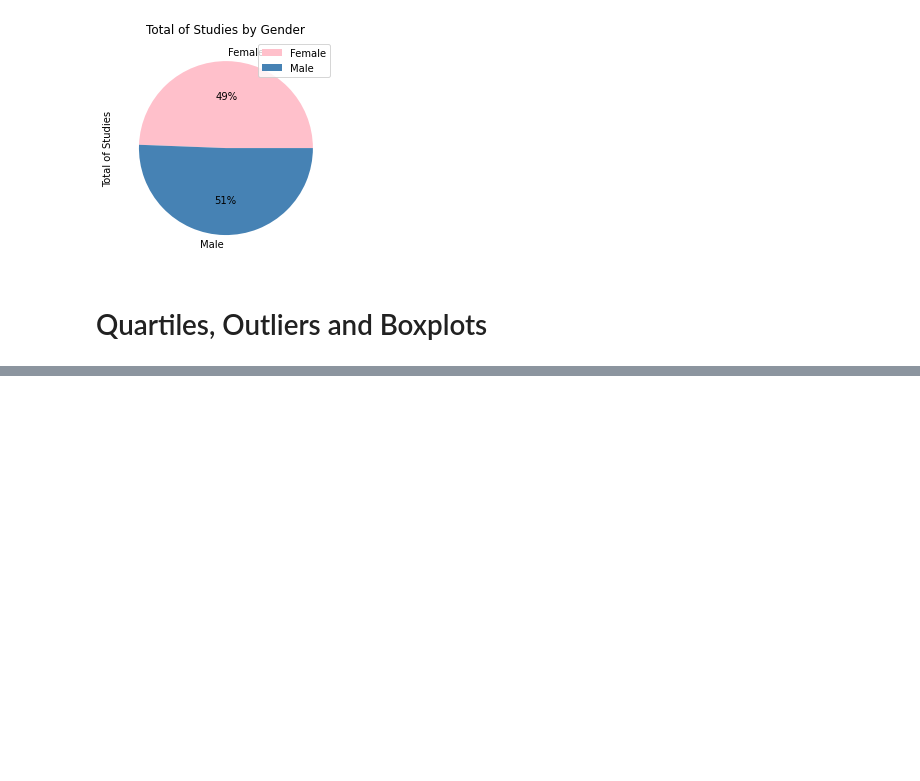
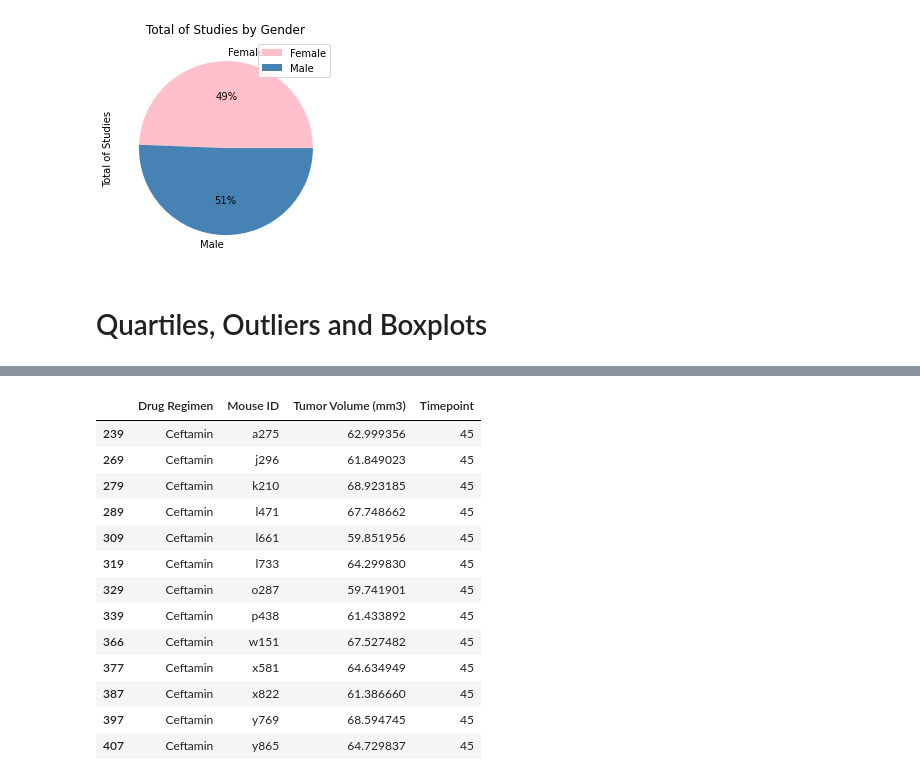
Before and after one commit to samuelroiz/Pymaceuticals_DA, a Jupyter notebook: Pymaceuticals_Code.ipynb, the cells around one changed output, grey strips where cells are left out. Drawn from its saved outputs; the diff is of its cells as text; code cells hidden in the pictures; blank space fills up the shorter version.

```diff
--- a/Pymaceuticals_Code.ipynb
+++ b/Pymaceuticals_Code.ipynb
@@ -636,0 +586,63 @@ max_four_drug_df
+# %%
+# Calculate the final tumor volume of each mouse across four of the treatment regimens:
+# Capomulin, Ramicane, Infubinol, and Ceftamin
+
+# Merge two dataframes using an inner join
+merge_df = pd.merge(mouse_metadata, study_results, on="Mouse ID")
+merge_df
+
+max_four_drug_df = merge_df.groupby(['Drug Regimen','Mouse ID', 'Tumor Volume (mm3)'], as_index=False).agg({
+    'Timepoint':'max',
+    })
+
+max_four_drug_df
+
+# Prints out the index of 'Drugs Regimen' to put it in our bar chart
+list_four_drugs = max_four_drug_df['Drug Regimen'].value_counts()
+list_four_drugs = list_four_drugs.index.tolist()
+list_four_drugs
+# prints out ['Placebo','Ketapril','Naftisol','Ceftamin','Capomulin','Zoniferol','Propriva','Infubinol','Ramicane','Stelasyn']
+
+#'capomulin' drug
+# In the data, it finds the string 'Capomulin' in the column 'Drug Regimen' then it seperates itself
+capomulin_only = max_four_drug_df.loc[max_four_drug_df["Drug Regimen"] == "Capomulin", :]
+
+capomulin_max_volume_mice = capomulin_only.groupby(['Drug Regimen','Mouse ID'])['Tumor Volume (mm3)'].max()
+maximum_of_capomulin = capomulin_only[capomulin_only['Timepoint']==capomulin_only['Timepoint'].max()]
+maximum_of_capomulin
+
+# 'ramicane' drug
+ramicane_only = max_four_drug_df.loc[max_four_drug_df["Drug Regimen"] == "Ramicane", :]
+
+ramicane_max_volume_mice = ramicane_only.groupby(['Drug Regimen','Mouse ID'])['Tumor Volume (mm3)'].max()
+maximum_of_ramicane = ramicane_only[ramicane_only['Timepoint']==ramicane_only['Timepoint'].max()]
+maximum_of_ramicane
+
+# 'infubinol' drug
+infubinol_only = max_four_drug_df.loc[max_four_drug_df["Drug Regimen"] == "Infubinol", :]
+
+infubinol_max_volume_mice = infubinol_only.groupby(['Drug Regimen','Mouse ID'])['Tumor Volume (mm3)'].max()
+maximum_of_infubinol = infubinol_only[infubinol_only['Timepoint']==infubinol_only['Timepoint'].max()]
+maximum_of_infubinol
+
+# 'ceftamin' drug
+ceftamin_only = max_four_drug_df.loc[max_four_drug_df["Drug Regimen"] == "Ceftamin", :]
+
+ceftamin_max_volume_mice = ceftamin_only.groupby(['Drug Regimen','Mouse ID'])['Tumor Volume (mm3)'].max()
+maximum_of_ceftamin = ceftamin_only[ceftamin_only['Timepoint']==ceftamin_only['Timepoint'].max()]
+maximum_of_ceftamin
+# %% [output]
+|  | Drug Regimen | Mouse ID | Tumor Volume (mm3) | Timepoint |
+| 239 | Ceftamin | a275 | 62.999356 | 45 |
+| 269 | Ceftamin | j296 | 61.849023 | 45 |
+| 279 | Ceftamin | k210 | 68.923185 | 45 |
+| 289 | Ceftamin | l471 | 67.748662 | 45 |
+| 309 | Ceftamin | l661 | 59.851956 | 45 |
+| 319 | Ceftamin | l733 | 64.299830 | 45 |
+| 329 | Ceftamin | o287 | 59.741901 | 45 |
+| 339 | Ceftamin | p438 | 61.433892 | 45 |
+| 366 | Ceftamin | w151 | 67.527482 | 45 |
+| 377 | Ceftamin | x581 | 64.634949 | 45 |
+| 387 | Ceftamin | x822 | 61.386660 | 45 |
+| 397 | Ceftamin | y769 | 68.594745 | 45 |
+| 407 | Ceftamin | y865 | 64.729837 | 45 |
```
Also changed, not shown: parts of 4 cells of this notebook.
